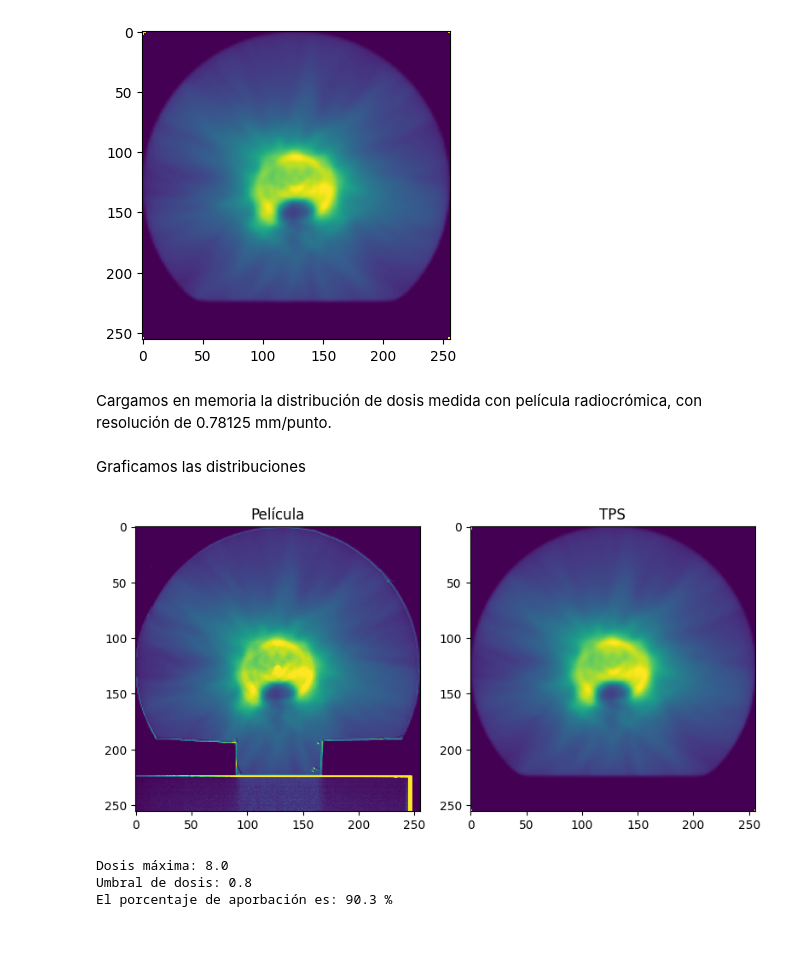
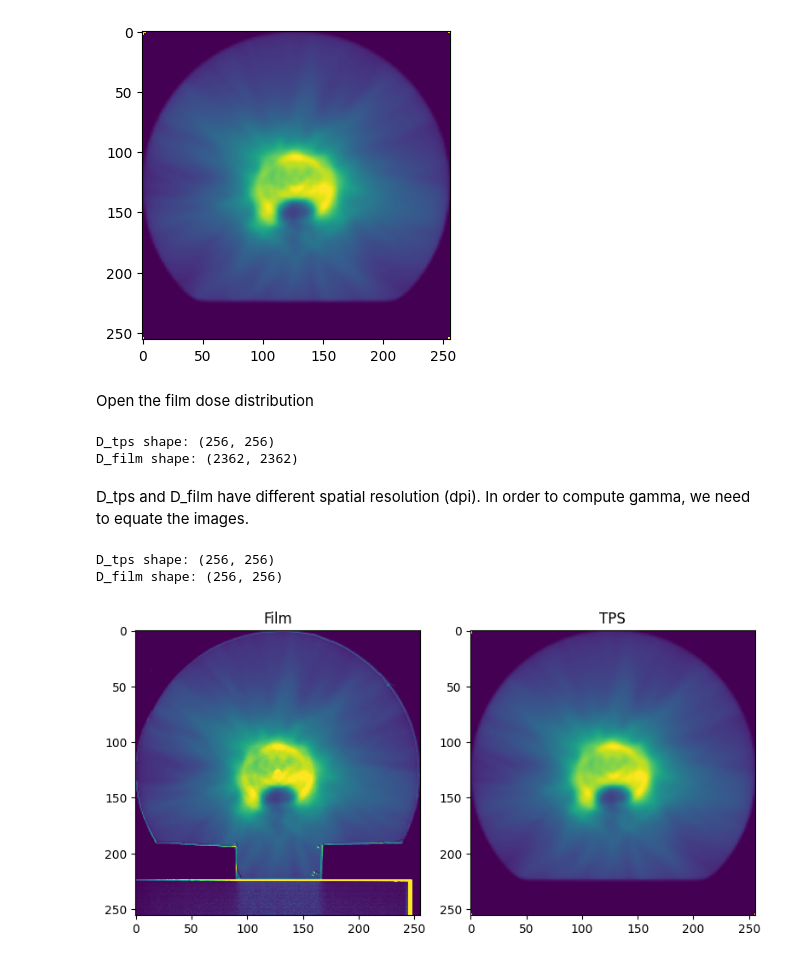
Before and after one commit to LuisOlivaresJ/Dosepy, a Jupyter notebook: docs/Jupyter_Book/dicom.ipynb, the cells around one changed output. Saved outputs shown, nothing was run; the diff lists cells and outputs as text; code cells hidden in the pictures.

```diff
--- a/docs/Jupyter_Book/dicom.ipynb
+++ b/docs/Jupyter_Book/dicom.ipynb
@@ -26,43 +14,51 @@ Para la lectura de un archivo DICOM, llamamos a la función *load*.
 # %%
-d_tps = load('/home/luis/RD_20x20cm2_256x256pix.dcm')
+D_tps = load('/home/luis/Documentos/RD_20x20cm2_256x256pix.dcm')
 
 #---------------------------------------------
-#   Código para visualizar las distribuciones de dosis
+#   Code to plot the dose distribution
 import matplotlib.pyplot as plt
 fig, axes = plt.subplots(1, 1, figsize=(8, 4))
-axes.imshow(d_tps.array, cmap='viridis', vmin=0, vmax = 1.15 * np.percentile(d_tps.array, 98))
+axes.imshow(D_tps.array, cmap='viridis', vmin=0, vmax = 1.15 * np.percentile(D_tps.array, 98))
 plt.show()
 #---------------------------------------------
 # %% [output]
 [figure]
 # %% [markdown]
-Cargamos en memoria la distribución de dosis medida con película radiocrómica, con resolución de 0.78125 mm/punto.
+Open the film dose distribution
 # %%
-np_array = np.genfromtxt('/home/luis/RD_20x20.csv', delimiter = ",", comments = "#")
-d_film = load(np_array, dpi=25.4/0.78125)
+film_array = np.genfromtxt('/home/luis/Documentos/RD_20x20_300dpi.csv', delimiter=",", comments="#")
+D_film = load(film_array, dpi=300)
+
+print(f"D_tps shape: {D_tps.shape}")
+print(f"D_film shape: {D_film.shape}")
+# %% [output]
+D_tps shape: (256, 256)
+D_film shape: (2362, 2362)
 # %% [markdown]
-Graficamos las distribuciones
+D_tps and D_film have different spatial resolution (dpi). In order to compute gamma, we need to equate the images.
+# %%
+from Dosepy.image import equate_images
+
+D_tps, D_film = equate_images(D_tps, D_film)
+
+print(f"D_tps shape: {D_tps.shape}")
+print(f"D_film shape: {D_film.shape}")
+# %% [output]
+D_tps shape: (256, 256)
+D_film shape: (256, 256)
 # %%
 #---------------------------------------------
-#   Visualizar las distribuciones de dosis
+#   Plot
 
 import matplotlib.pyplot as plt
 fig, axes = plt.subplots(1, 2, figsize=(8, 4))
 ax = axes.ravel()
-ax[0].imshow(d_film.array, cmap='viridis', vmin=0, vmax = 1.15 * np.percentile(d_tps.array, 98))
-ax[0].set_title('Película')
-ax[1].imshow(d_tps.array, cmap='viridis', vmin=0, vmax = 1.15 * np.percentile(d_tps.array, 98))
+ax[0].imshow(D_film.array, cmap='viridis', vmin=0, vmax = 1.15 * np.percentile(D_tps.array, 98))
+ax[0].set_title('Film')
+ax[1].imshow(D_tps.array, cmap='viridis', vmin=0, vmax = 1.15 * np.percentile(D_tps.array, 98))
 ax[1].set_title('TPS')
 fig.tight_layout()
 plt.show()
 #---------------------------------------------
 # %% [output]
-[figure, old version]
+[figure, new version]
-# %%
-gamma_distribution, pass_rate = d_tps.gamma2D(d_film, 3, 2)
-
-print(f"El porcentaje de aporbación es: {pass_rate:.1f} %")
-# %% [output]
-Dosis máxima: 8.0
-Umbral de dosis: 0.8
-El porcentaje de aporbación es: 90.3 %
```
Also changed, not shown: parts of 10 cells of this notebook, 5 other files.
